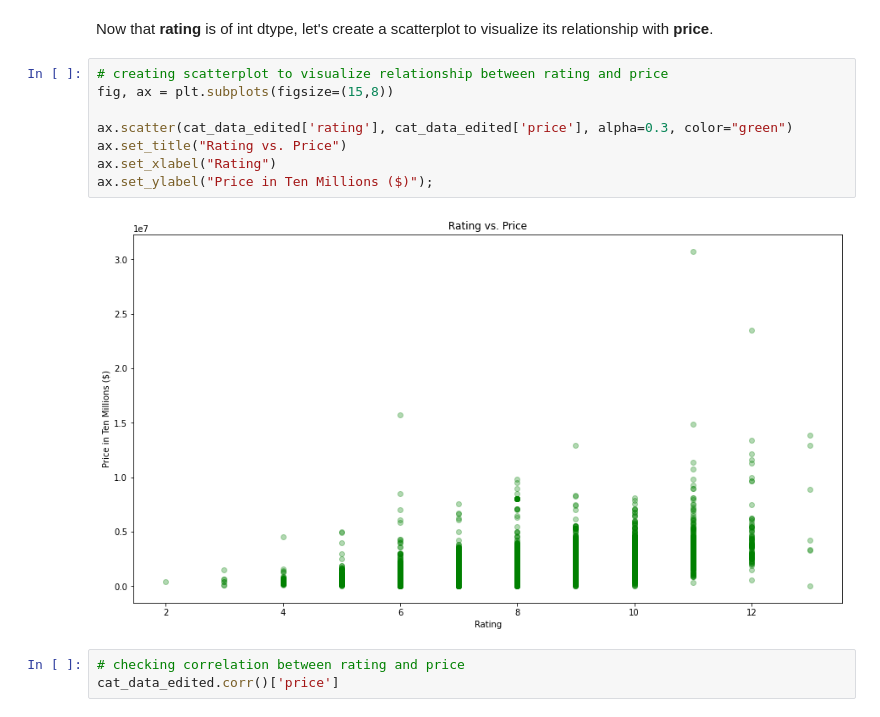
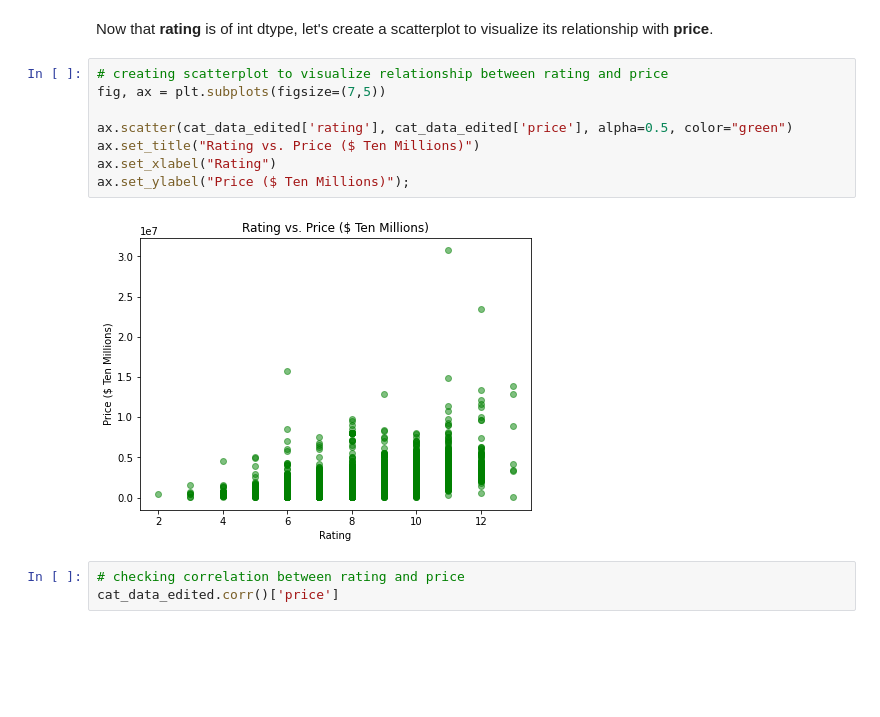
Before and after one commit to jbenedito99/dsc-phase-2-project-v2-5, a Jupyter notebook: student.ipynb, the cells around one changed output. Cells and saved outputs as stored; diff of their text form; blank space fills up the shorter version.

```diff
--- a/student.ipynb
+++ b/student.ipynb
@@ -538,14 +543,14 @@ memory usage: 3.2+ MB
 Now that <b>rating</b> is of int dtype, let's create a scatterplot to visualize its relationship with <b>price</b>.
 # %%
 # creating scatterplot to visualize relationship between rating and price
-fig, ax = plt.subplots(figsize=(15,8))
+fig, ax = plt.subplots(figsize=(7,5))
 
-ax.scatter(cat_data_edited['rating'], cat_data_edited['price'], alpha=0.3, color="green")
-ax.set_title("Rating vs. Price")
+ax.scatter(cat_data_edited['rating'], cat_data_edited['price'], alpha=0.5, color="green")
+ax.set_title("Rating vs. Price ($ Ten Millions)")
 ax.set_xlabel("Rating")
-ax.set_ylabel("Price in Ten Millions ($)");
+ax.set_ylabel("Price ($ Ten Millions)");
 # %% [output]
-[figure, old version]
+[figure, new version]
 # %%
 # checking correlation between rating and price
 cat_data_edited.corr()['price']
```
Also changed, not shown: parts of 34 cells of this notebook.
